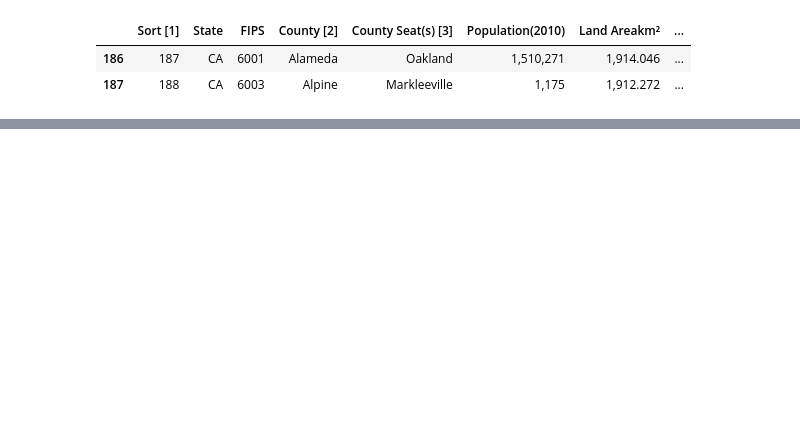
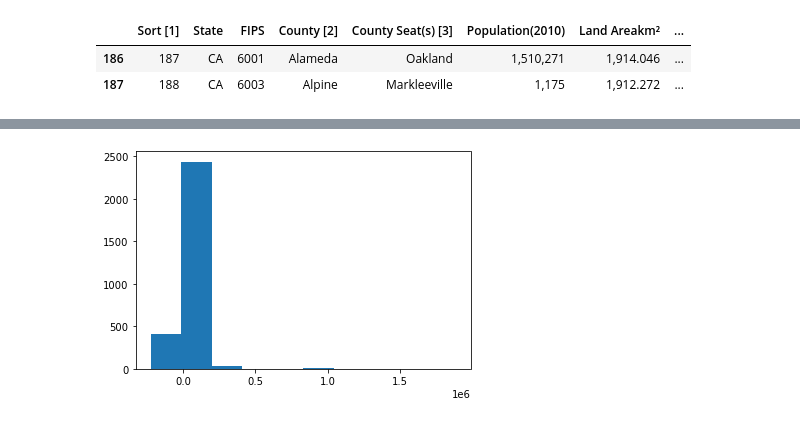
Before and after one commit to john-c-simmons/pres_election, a Jupyter notebook: notebooks/will/Will.ipynb, the cells around one changed output, grey strips where cells are left out. Cells and saved outputs as stored; diff of their text form; code cells hidden in the pictures; blank space fills up the shorter version.

```diff
--- a/notebooks/will/Will.ipynb
+++ b/notebooks/will/Will.ipynb
@@ -80,7 +78,8 @@ for group in pres_groups:
     g_year = g.iloc[0]["year"]
     g_FIPS = g.iloc[0]["FIPS"]
     g_office = g.iloc[0]["office"]
+    g_state = g.iloc[0]["state_po"]
     g_demvotes = g[g["party"]=="DEMOCRAT"]["candidatevotes"].values[0]
     g_repvotes = g[g["party"]=="REPUBLICAN"]["candidatevotes"].values[0]
-    all_county = [[g_year, g_FIPS, g_office, g_demvotes , g_repvotes]]
+    all_county = [[g_year, g_FIPS, g_office, g_state, g_demvotes , g_repvotes]]
     pres_clean = pres_clean.append(pd.DataFrame(all_county, columns=row_cols))
@@ -106,0 +86,3 @@ pres_clean[pres_clean["year"]==2012].head(20)
+# %%
+#additional pres_clean cleaning:
+pres_clean["total_votes"] = pres_clean["dem_votes"] + pres_clean["rep_votes"]
@@ -106,0 +93,3 @@ pres_clean[pres_clean["year"]==2012].head(20)
+# %%
+# Create target column
+pres_clean["target"] = pres_clean.apply(lambda row: 0 if row["dem_votes"] > row["rep_votes"] else 1, axis=1)
@@ -106,0 +111,2 @@ pres_clean[pres_clean["year"]==2012].head(20)
+# %%
+j = pres_clean.merge(geo_clean, on="FIPS", how="inner")
@@ -106,0 +131,4 @@ pres_clean[pres_clean["year"]==2012].head(20)
+# %%
+plt.hist((j.dem_votes - j.rep_votes));
+# %% [output]
+[figure, added]
```
Also changed, not shown: parts of 20 cells of this notebook, 1 other file.
